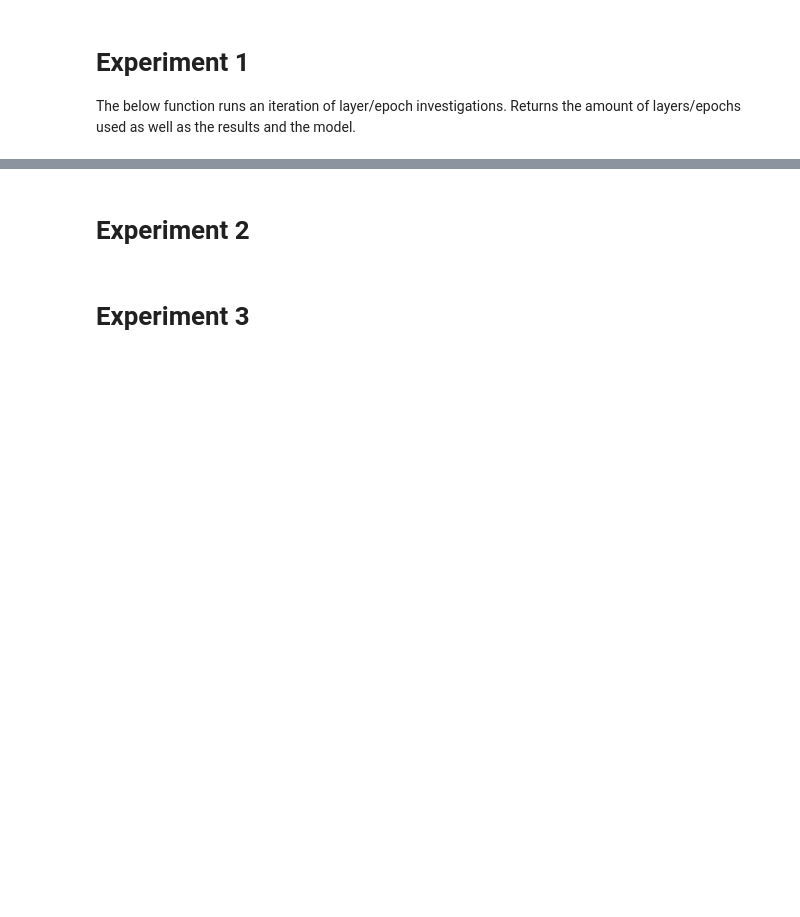
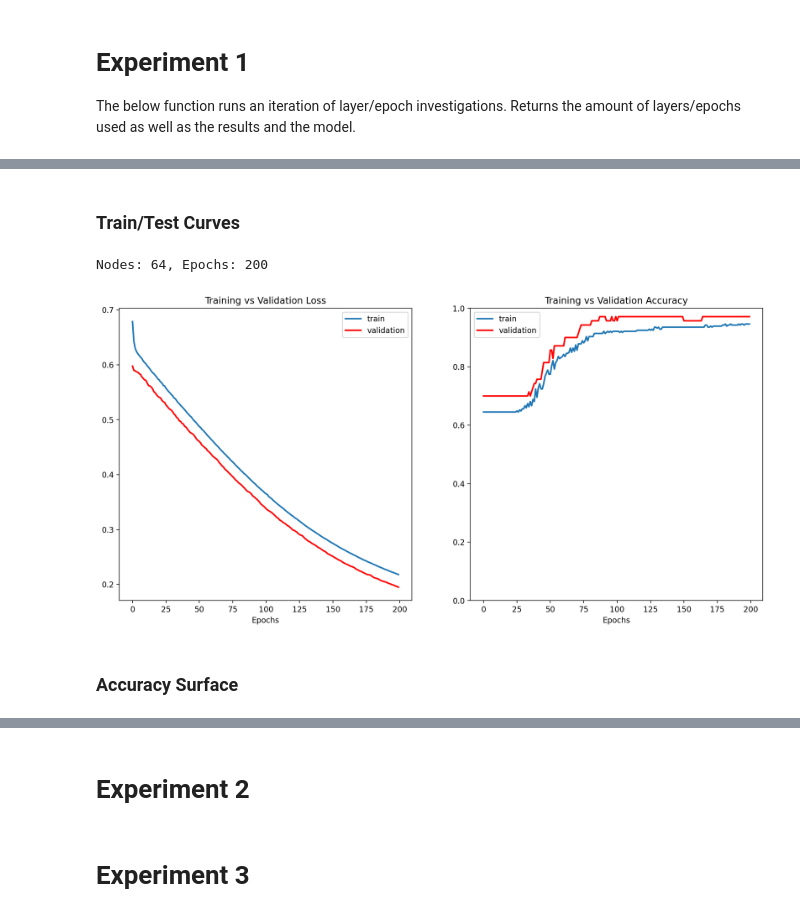
Before and after one commit to Sarsoo/SLP-Training, a Jupyter notebook: nncw.ipynb, the cells around one changed output, grey strips where cells are left out. Drawn from its saved outputs; the diff is of its cells as text; code cells hidden in the pictures; blank space fills up the shorter version.

```diff
--- a/nncw.ipynb
+++ b/nncw.ipynb
@@ -206 +215,32 @@ Layers: 32, Epochs: 64
+# %% [markdown]
+### Train/Test Curves
+# %%
+single_result = [i for i in single_results if i["nodes"] == 64 and i["epochs"] == 200][0]
+single_history = single_result["history"]
+
+fig, axes = plt.subplots(1, 2, figsize=(15,7))
+fig.set_dpi(fig_dpi)
+
+ax = axes[0]
+ax.set_title("Training vs Validation Loss")
+ax.plot(single_history.history['loss'], label="train", lw=2)
+ax.plot(single_history.history['val_loss'], label="validation", lw=2, c=(1,0,0))
+ax.set_xlabel("Epochs")
+ax.legend()
+
+ax = axes[1]
+ax.set_title("Training vs Validation Accuracy")
+ax.plot(single_history.history['accuracy'], label="train", lw=2)
+ax.plot(single_history.history['val_accuracy'], label="validation", lw=2, c=(1,0,0))
+ax.set_xlabel("Epochs")
+ax.set_ylim(0, 1)
+ax.legend()
+
+print(f"Nodes: {single_result['nodes']}, Epochs: {single_result['epochs']}")
+plt.show()
+# %% [output]
+Nodes: 64, Epochs: 200
+[figure, added]
+# %% [markdown]
+### Accuracy Surface
 # %%
```
Also changed, not shown: parts of 19 cells of this notebook.
